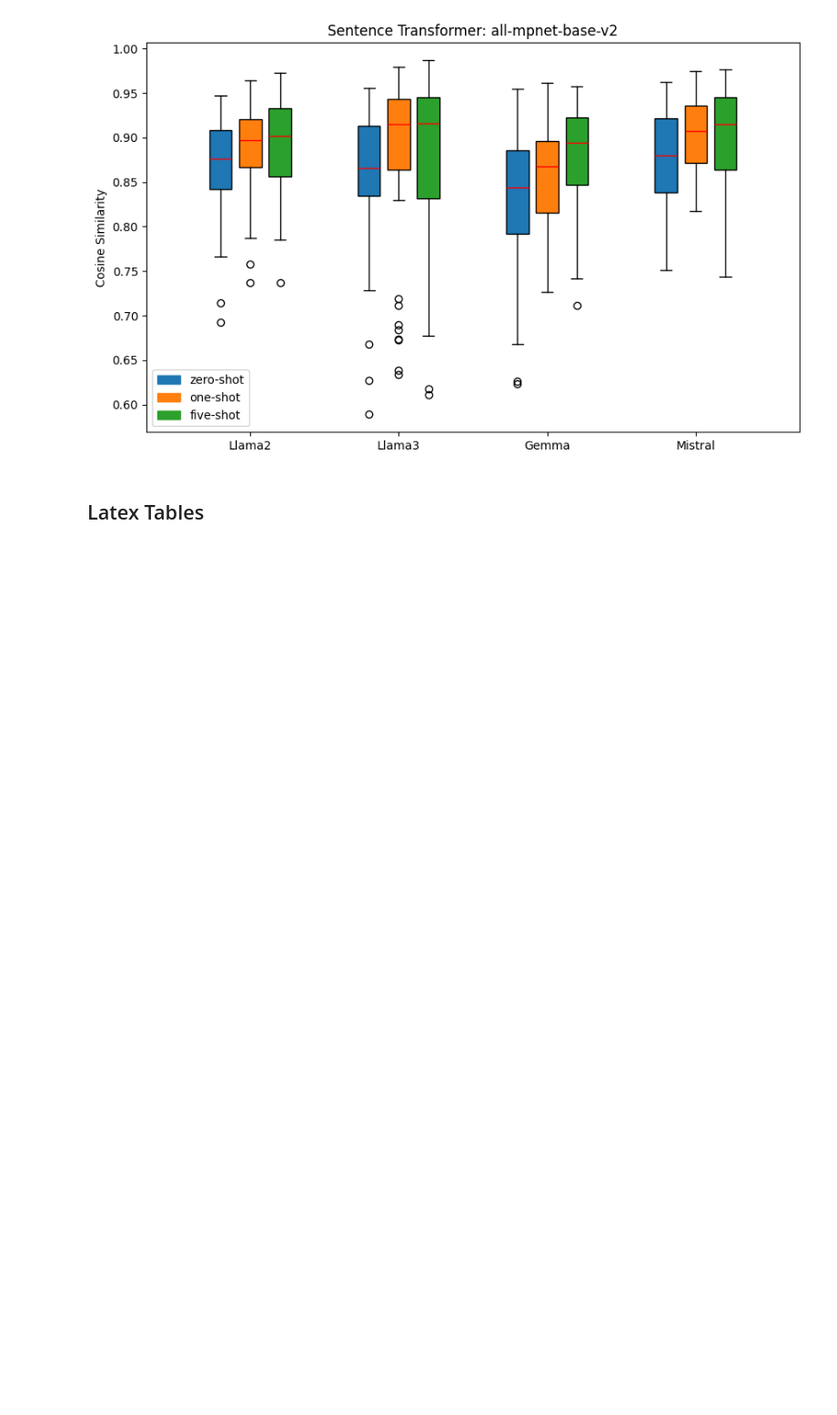
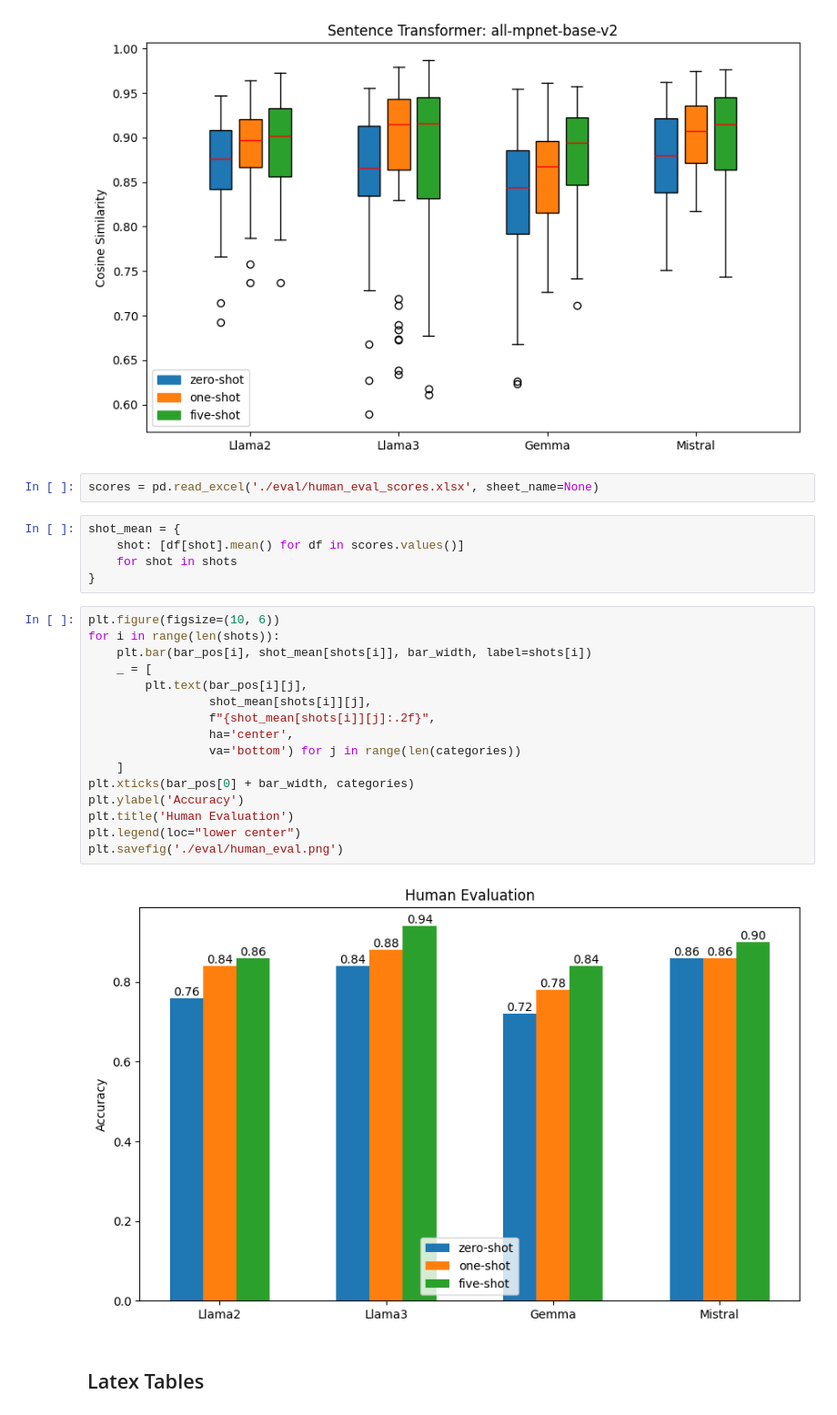
Before and after one commit to Junxiao-Zhao/Joke_explanation_evaluation, a Jupyter notebook: evaluation.ipynb, the cells around one changed output. Shown: that part at 91% size. Cells and saved outputs as stored; diff of their text form; blank space fills up the shorter version.

Commit message:
plot human eval

```diff
--- a/evaluation.ipynb
+++ b/evaluation.ipynb
@@ -118,6 +117,31 @@ plt.savefig('./eval/all-mpnet-base-v2.png')
 plt.show()
 # %% [output]
 [figure]
+# %%
+scores = pd.read_excel('./eval/human_eval_scores.xlsx', sheet_name=None)
+# %%
+shot_mean = {
+    shot: [df[shot].mean() for df in scores.values()]
+    for shot in shots
+}
+# %%
+plt.figure(figsize=(10, 6))
+for i in range(len(shots)):
+    plt.bar(bar_pos[i], shot_mean[shots[i]], bar_width, label=shots[i])
+    _ = [
+        plt.text(bar_pos[i][j],
+                 shot_mean[shots[i]][j],
+                 f"{shot_mean[shots[i]][j]:.2f}",
+                 ha='center',
+                 va='bottom') for j in range(len(categories))
+    ]
+plt.xticks(bar_pos[0] + bar_width, categories)
+plt.ylabel('Accuracy')
+plt.title('Human Evaluation')
+plt.legend(loc="lower center")
+plt.savefig('./eval/human_eval.png')
+# %% [output]
+[figure, added]
 # %% [markdown]
 ## Latex Tables
 # %%
```
Also changed, not shown: parts of 4 cells of this notebook, 6 other files.
